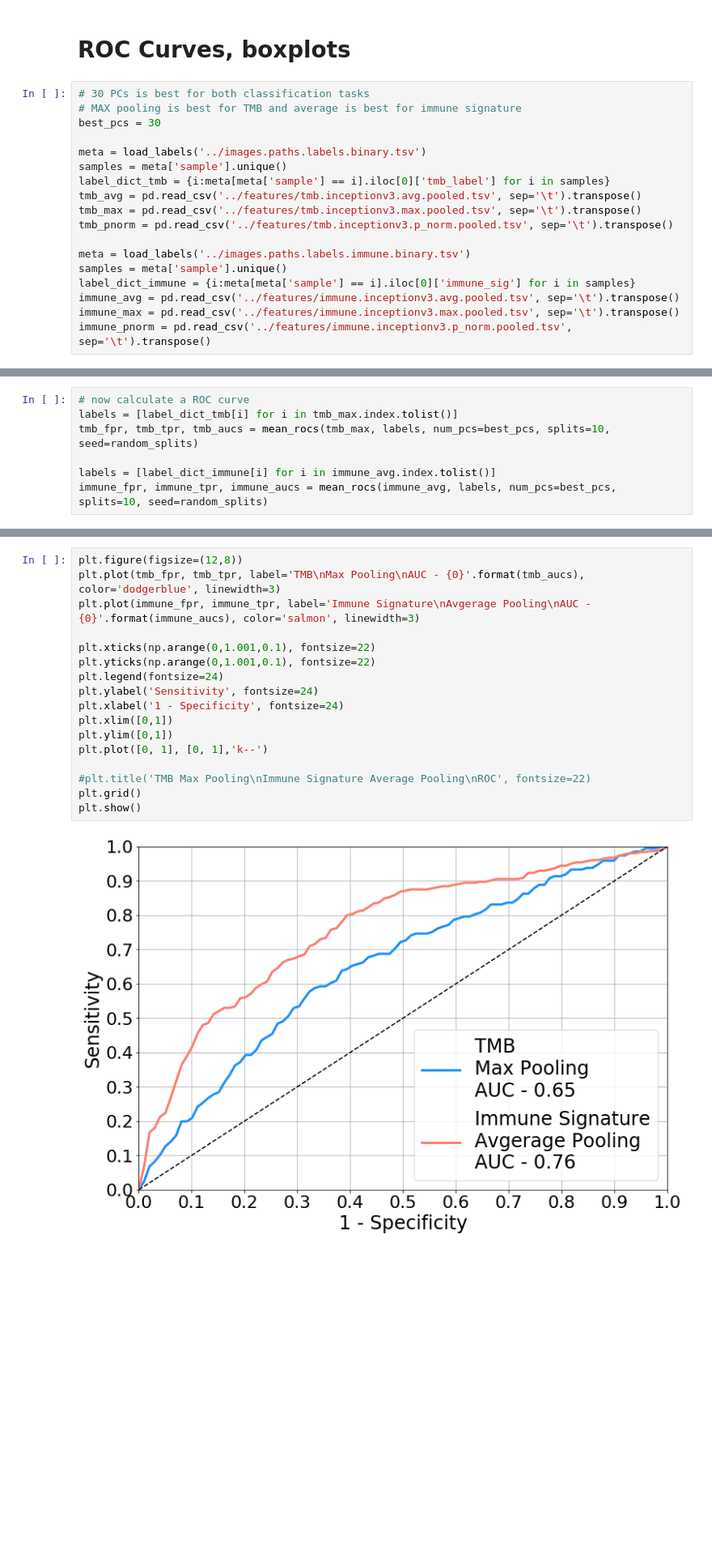
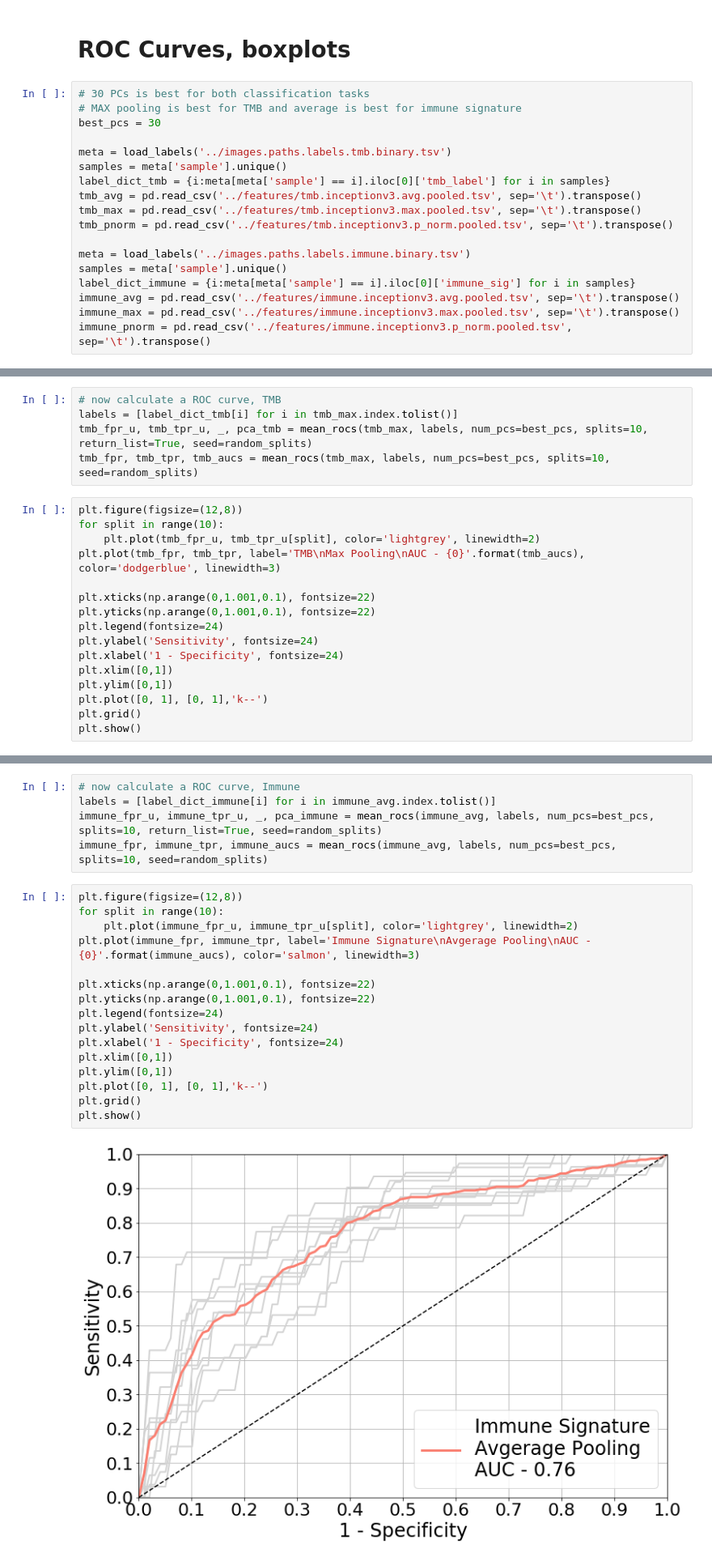
Before and after one commit to JTDean123/immunoHE, a Jupyter notebook: figures/figure4and5.ipynb, the cells around one changed output, grey strips where cells are left out. Shown at 81% size. Cells and saved outputs as stored; diff of their text form; blank space fills up the shorter version.

Commit message:
auc for splits, S1

```diff
--- a/figures/figure4and5.ipynb
+++ b/figures/figure4and5.ipynb
@@ -269,7 +272,7 @@ plt.show()
 # MAX pooling is best for TMB and average is best for immune signature
 best_pcs = 30
 
-meta = load_labels('../images.paths.labels.binary.tsv')
+meta = load_labels('../images.paths.labels.tmb.binary.tsv')
 samples = meta['sample'].unique()
 label_dict_tmb = {i:meta[meta['sample'] == i].iloc[0]['tmb_label'] for i in samples}
 tmb_avg = pd.read_csv('../features/tmb.inceptionv3.avg.pooled.tsv', sep='\t').transpose()
@@ -334,9 +337,23 @@ plt.show()
 # %% [output]
 [figure]
 # %%
-# now calculate a ROC curve
+# now calculate a ROC curve, TMB
 labels = [label_dict_tmb[i] for i in tmb_max.index.tolist()]
+tmb_fpr_u, tmb_tpr_u, _, pca_tmb = mean_rocs(tmb_max, labels, num_pcs=best_pcs, splits=10, return_list=True, seed=random_splits)
 tmb_fpr, tmb_tpr, tmb_aucs = mean_rocs(tmb_max, labels, num_pcs=best_pcs, splits=10, seed=random_splits)
-
-labels = [label_dict_immune[i] for i in immune_avg.index.tolist()]
-immune_fpr, immune_tpr, immune_aucs = mean_rocs(immune_avg, labels, num_pcs=best_pcs, splits=10, seed=random_splits)
+# %%
+plt.figure(figsize=(12,8))
+for split in range(10):
+    plt.plot(tmb_fpr_u, tmb_tpr_u[split], color='lightgrey', linewidth=2)
+plt.plot(tmb_fpr, tmb_tpr, label='TMB\nMax Pooling\nAUC - {0}'.format(tmb_aucs), color='dodgerblue', linewidth=3)
+
+plt.xticks(np.arange(0,1.001,0.1), fontsize=22)
+plt.yticks(np.arange(0,1.001,0.1), fontsize=22)
+plt.legend(fontsize=24)
+plt.ylabel('Sensitivity', fontsize=24)
+plt.xlabel('1 - Specificity', fontsize=24)
+plt.xlim([0,1])
+plt.ylim([0,1])
+plt.plot([0, 1], [0, 1],'k--')
+plt.grid()
+plt.show()
@@ -343,19 +362,23 @@ immune_fpr, immune_tpr, immune_aucs = mean_rocs(immune_avg, labels, num_pcs=best
+# %%
+# now calculate a ROC curve, Immune
+labels = [label_dict_immune[i] for i in immune_avg.index.tolist()]
+immune_fpr_u, immune_tpr_u, _, pca_immune = mean_rocs(immune_avg, labels, num_pcs=best_pcs, splits=10, return_list=True, seed=random_splits)
+immune_fpr, immune_tpr, immune_aucs = mean_rocs(immune_avg, labels, num_pcs=best_pcs, splits=10, seed=random_splits)
 # %%
 plt.figure(figsize=(12,8))
-plt.plot(tmb_fpr, tmb_tpr, label='TMB\nMax Pooling\nAUC - {0}'.format(tmb_aucs), color='dodgerblue', linewidth=3)
+for split in range(10):
+    plt.plot(immune_fpr_u, immune_tpr_u[split], color='lightgrey', linewidth=2)
 plt.plot(immune_fpr, immune_tpr, label='Immune Signature\nAvgerage Pooling\nAUC - {0}'.format(immune_aucs), color='salmon', linewidth=3)
 
 plt.xticks(np.arange(0,1.001,0.1), fontsize=22)
 plt.yticks(np.arange(0,1.001,0.1), fontsize=22)
 plt.legend(fontsize=24)
 plt.ylabel('Sensitivity', fontsize=24)
 plt.xlabel('1 - Specificity', fontsize=24)
 plt.xlim([0,1])
 plt.ylim([0,1])
 plt.plot([0, 1], [0, 1],'k--')
-
-#plt.title('TMB Max Pooling\nImmune Signature Average Pooling\nROC', fontsize=22)
 plt.grid()
 plt.show()
 # %% [output]
-[figure, old version]
+[figure, new version]
```
Also changed, not shown: parts of 5 cells of this notebook.
